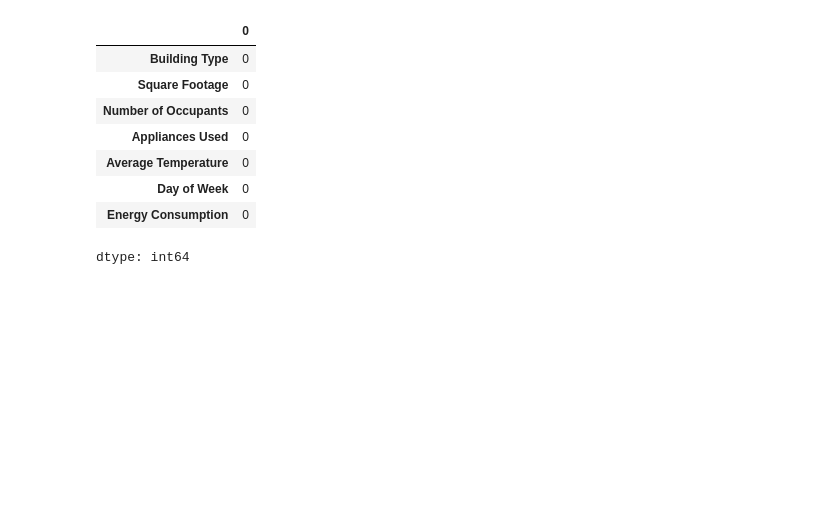
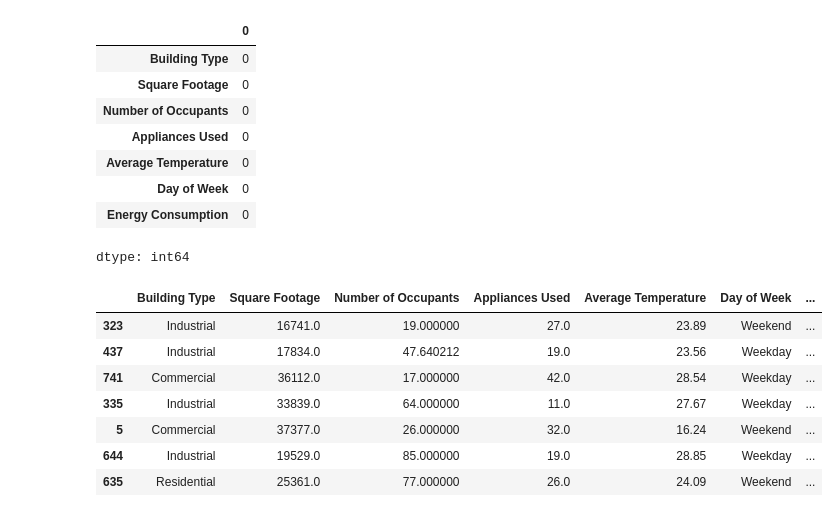
Before and after one commit to DGP2020/r5a_ailab, a Jupyter notebook: ml_lab_9july.ipynb, the cells around one changed output. Cells and saved outputs as stored; diff of their text form; code cells hidden in the pictures; blank space fills up the shorter version.

```diff
--- a/ml_lab_9july.ipynb
+++ b/ml_lab_9july.ipynb
@@ -78,6 +78,17 @@ df.duplicated()
 df.drop_duplicates(inplace=True)
 # %%
 df['Energy Consumption'] = pd.to_numeric(df['Energy Consumption'], errors='coerce')
-
+#handling outliers in consumption
 lower_bound = df['Energy Consumption'].quantile(0.01)
 upper_bound = df['Energy Consumption'].quantile(0.99)
+df['capped Consumption']=df['Energy Consumption'].clip(lower=lower_bound, upper=upper_bound)
+df.sample(7)
+# %% [output]
+|  | Building Type | Square Footage | Number of Occupants | Appliances Used | Average Temperature | Day of Week | ... |
+| 323 | Industrial | 16741.0 | 19.000000 | 27.0 | 23.89 | Weekend | ... |
+| 437 | Industrial | 17834.0 | 47.640212 | 19.0 | 23.56 | Weekday | ... |
+| 741 | Commercial | 36112.0 | 17.000000 | 42.0 | 28.54 | Weekday | ... |
+| 335 | Industrial | 33839.0 | 64.000000 | 11.0 | 27.67 | Weekday | ... |
+| 5 | Commercial | 37377.0 | 26.000000 | 32.0 | 16.24 | Weekend | ... |
+| 644 | Industrial | 19529.0 | 85.000000 | 19.0 | 28.85 | Weekday | ... |
+| 635 | Residential | 25361.0 | 77.000000 | 26.0 | 24.09 | Weekend | ... |
```
Also changed, not shown: parts of 3 cells of this notebook.
